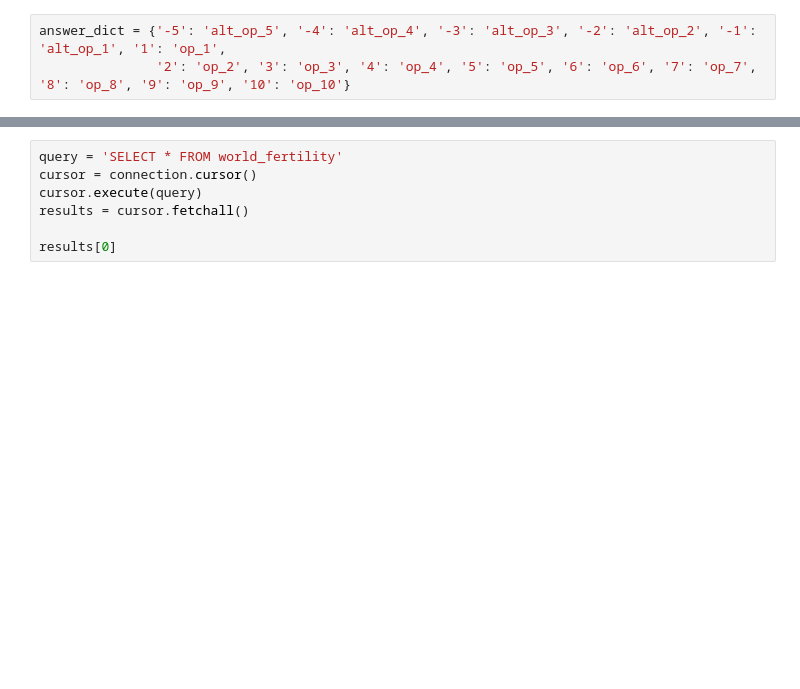
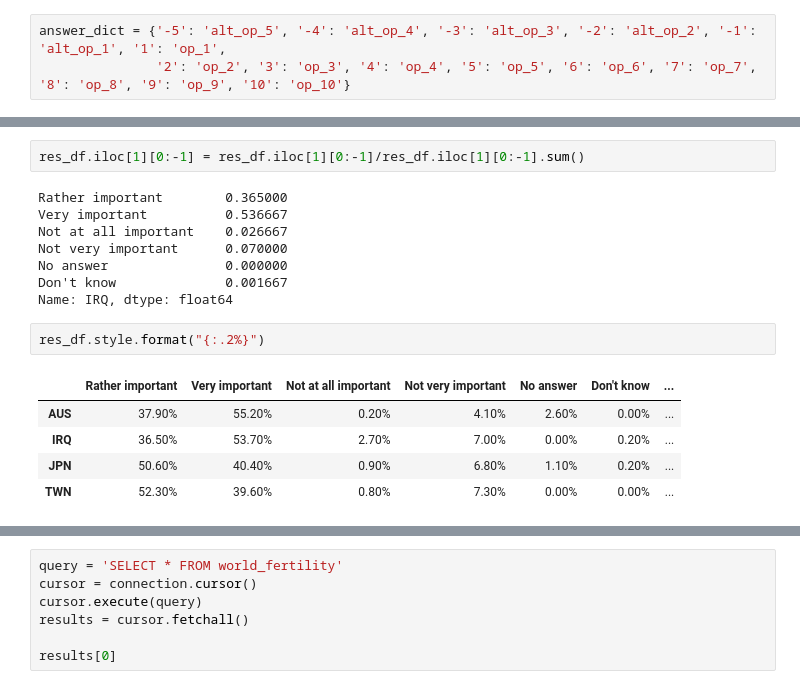
Before and after one commit to augustlidfeldt/country_explorer, a Jupyter notebook: notebooks/api_dev.ipynb, the cells around one changed output, grey strips where cells are left out. Saved outputs shown, nothing was run; the diff lists cells and outputs as text; blank space fills up the shorter version.

```diff
--- a/notebooks/api_dev.ipynb
+++ b/notebooks/api_dev.ipynb
@@ -292,0 +482,18 @@ See the caveats in the documentation: https://pandas.pydata.org/pandas-docs/stab
+# %%
+res_df.iloc[1][0:-1] = res_df.iloc[1][0:-1]/res_df.iloc[1][0:-1].sum()
+# %% [output]
+Rather important        0.365000
+Very important          0.536667
+Not at all important    0.026667
+Not very important      0.070000
+No answer               0.000000
+Don't know              0.001667
+Name: IRQ, dtype: float64
+# %%
+res_df.style.format("{:.2%}")
+# %% [output]
+|  | Rather important | Very important | Not at all important | Not very important | No answer | Don't know | ... |
+| AUS | 37.90% | 55.20% | 0.20% | 4.10% | 2.60% | 0.00% | ... |
+| IRQ | 36.50% | 53.70% | 2.70% | 7.00% | 0.00% | 0.20% | ... |
+| JPN | 50.60% | 40.40% | 0.90% | 6.80% | 1.10% | 0.20% | ... |
+| TWN | 52.30% | 39.60% | 0.80% | 7.30% | 0.00% | 0.00% | ... |
```
Also changed, not shown: parts of 17 cells of this notebook, 1 other file.
